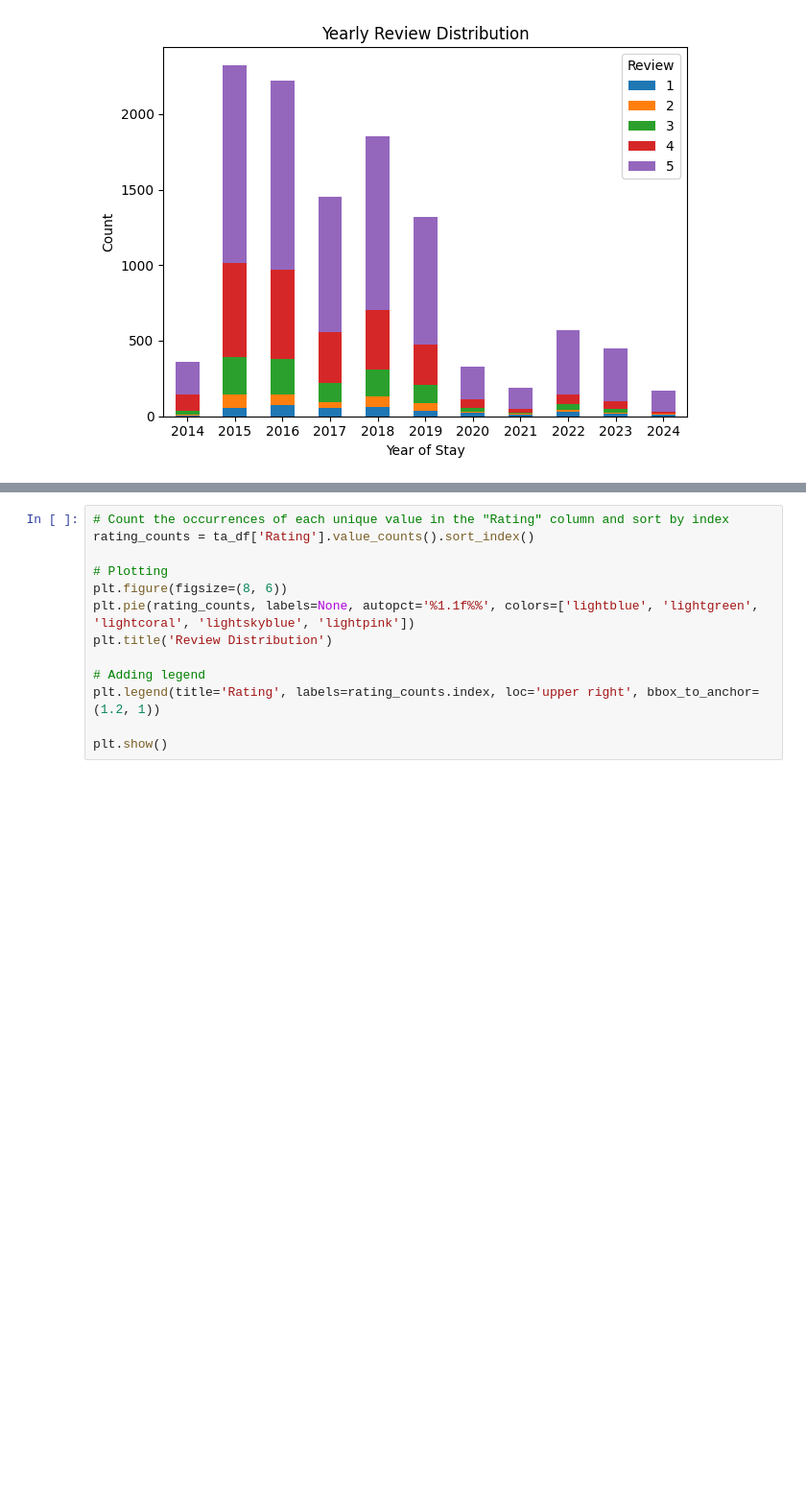
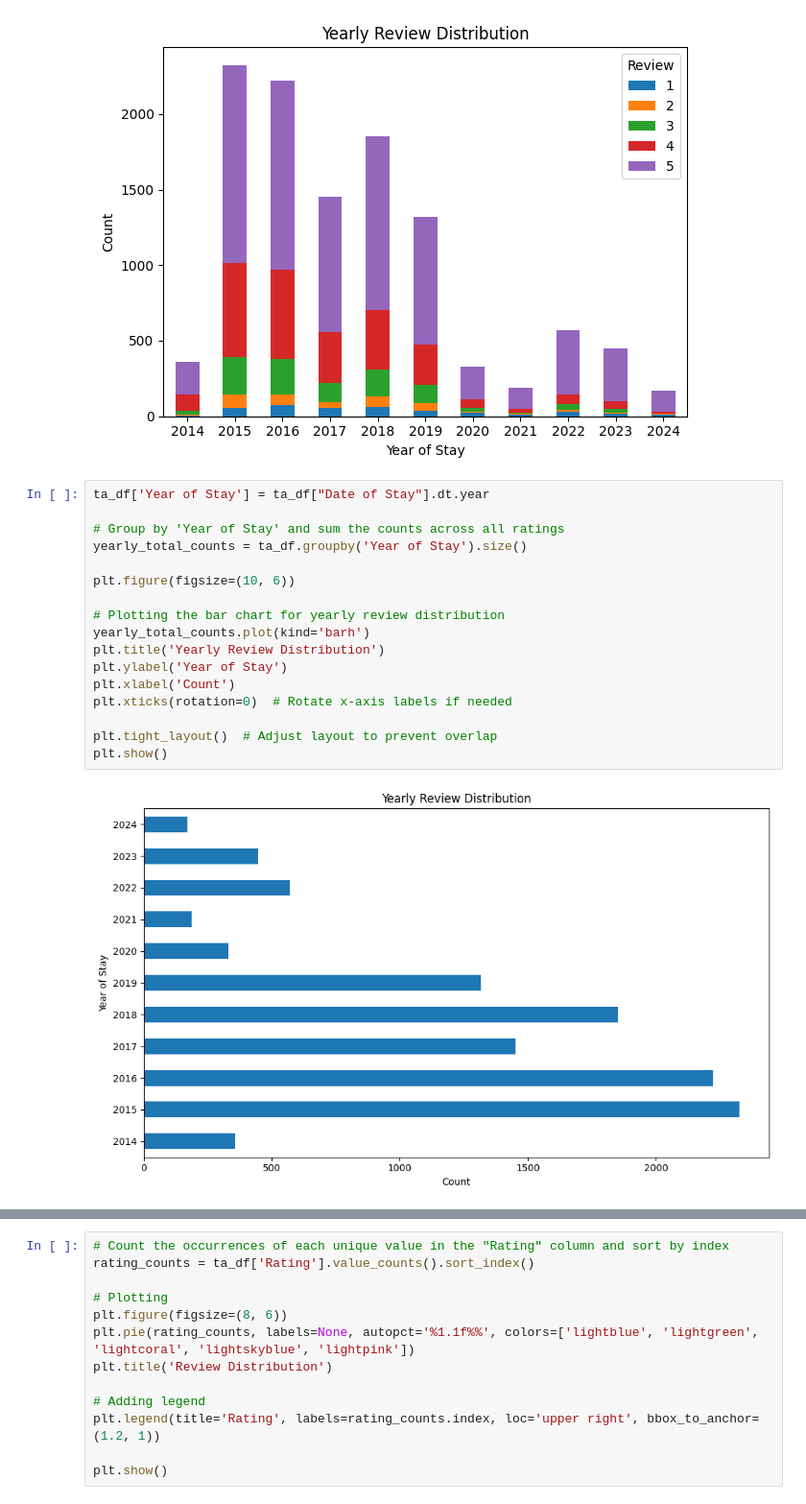
Before and after one commit to joannelxl/DataOpsMLOps, a Jupyter notebook: topic_modeling_and_sentiment_analysis.ipynb, the cells around one changed output, grey strips where cells are left out. Shown at 96% size. Drawn from its saved outputs; the diff is of its cells as text; blank space fills up the shorter version.

```diff
--- a/topic_modeling_and_sentiment_analysis.ipynb
+++ b/topic_modeling_and_sentiment_analysis.ipynb
@@ -191,3 +191,22 @@ plt.show()
 # %% [output]
 <Figure size 1000x600 with 0 Axes>
 [figure]
+# %%
+ta_df['Year of Stay'] = ta_df["Date of Stay"].dt.year
+
+# Group by 'Year of Stay' and sum the counts across all ratings
+yearly_total_counts = ta_df.groupby('Year of Stay').size()
+
+plt.figure(figsize=(10, 6))
+
+# Plotting the bar chart for yearly review distribution
+yearly_total_counts.plot(kind='barh')
+plt.title('Yearly Review Distribution')
+plt.ylabel('Year of Stay')
+plt.xlabel('Count')
+plt.xticks(rotation=0)  # Rotate x-axis labels if needed
+
+plt.tight_layout()  # Adjust layout to prevent overlap
+plt.show()
+# %% [output]
+[figure, added]
```
Also changed, not shown: parts of 3 cells of this notebook.
